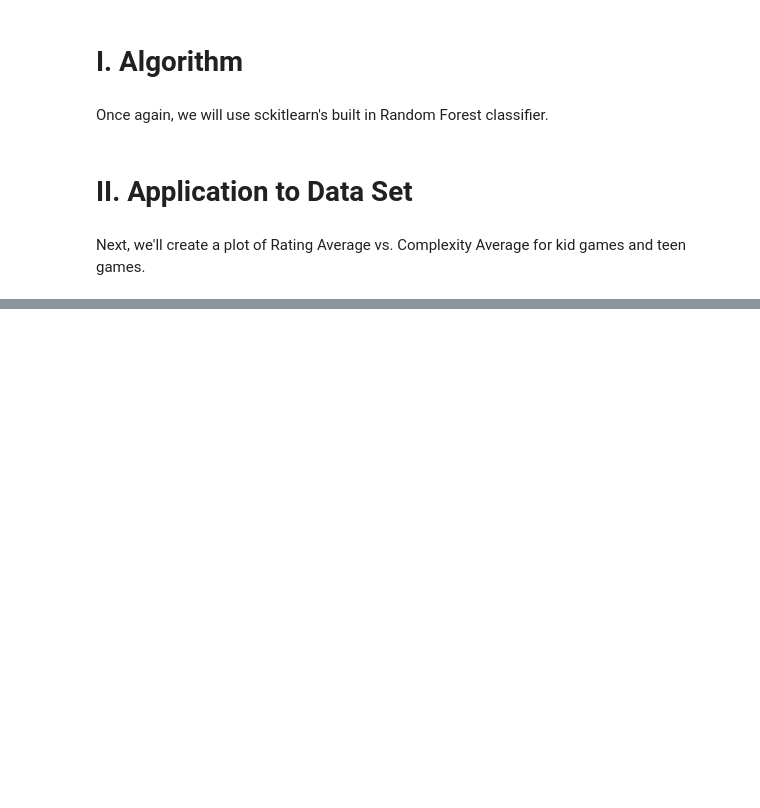
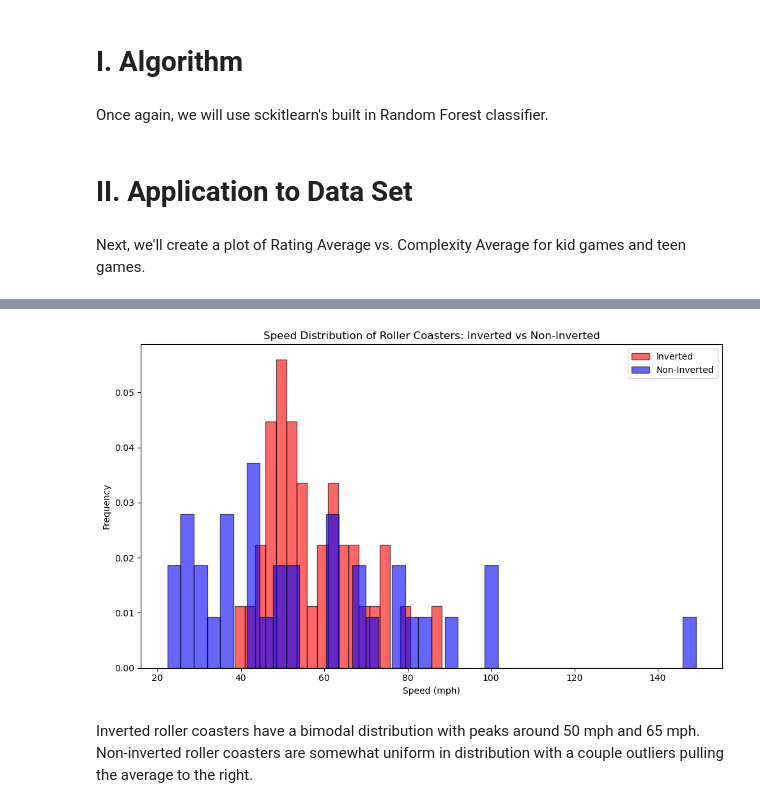
Before and after one commit to legendschwab/cmor438individual, a Jupyter notebook: Supervised Machine Learning/7. Random Forests/randomforestscmor438.ipynb, the cells around one changed output, grey strips where cells are left out. Saved outputs shown, nothing was run; the diff lists cells and outputs as text; code cells hidden in the pictures; blank space fills up the shorter version.

```diff
--- a/Supervised Machine Learning/7. Random Forests/randomforestscmor438.ipynb
+++ b/Supervised Machine Learning/7. Random Forests/randomforestscmor438.ipynb
@@ -84,0 +145,29 @@ weighted avg       0.50      0.50      0.50        20
+# %%
+# Separate the data based on inversion status
+inverted_speeds = inverted_data['speed_mph'] # Speeds for inverted rides
+non_inverted_speeds = non_inverted_data['speed_mph']  # Speeds for non-inverted rides
+
+# Create the histogram plot
+plt.figure(figsize=(10, 6))
+
+# Plot histogram for inverted rides
+plt.hist(inverted_speeds, bins=20, alpha=0.6, label='Inverted', color='r', edgecolor='black', density = True)
+
+# Plot histogram for non-inverted rides
+plt.hist(non_inverted_speeds, bins=40, alpha=0.6, label='Non-Inverted', color='b', edgecolor='black', density = True)
+
+# Add labels and title
+plt.xlabel('Speed (mph)')
+plt.ylabel('Frequency')
+plt.title('Speed Distribution of Roller Coasters: Inverted vs Non-Inverted')
+
+# Add legend
+plt.legend()
+
+# Show the plot
+plt.tight_layout()
+plt.show()
+# %% [output]
+[figure, added]
+# %% [markdown]
+Inverted roller coasters have a bimodal distribution with peaks around 50 mph and 65 mph. Non-inverted roller coasters are somewhat uniform in distribution with a couple outliers pulling the average to the right.
```
Also changed, not shown: parts of 15 cells of this notebook, 1 other file.
